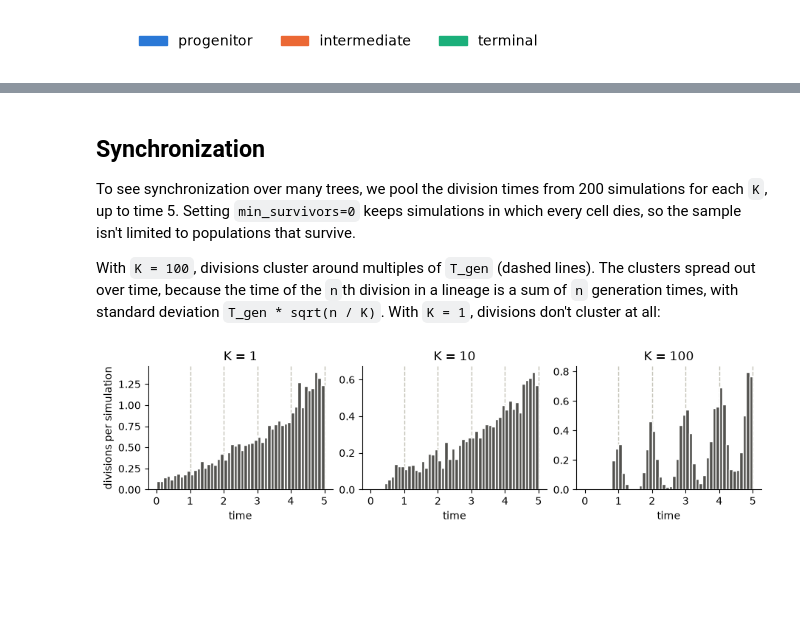
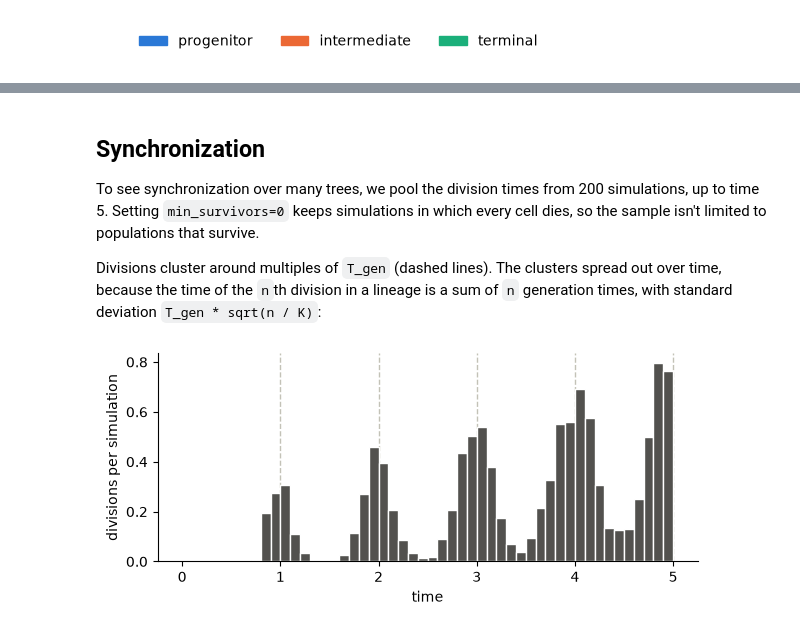
Before and after one commit to dewitt-lab/BDMS, a Jupyter notebook: docs/notebooks/hierarchical_states.ipynb, the cells around one changed output, grey strips where cells are left out. Cells and saved outputs as stored; diff of their text form; code cells hidden in the pictures; blank space fills up the shorter version.

```diff
--- a/docs/notebooks/hierarchical_states.ipynb
+++ b/docs/notebooks/hierarchical_states.ipynb
@@ -27,6 +27,7 @@ The state of a dividing cell is `(cell_type, k)`, where `k = 0, 1, ..., K - 1` i
 
 These are the parameters:
 # %%
+K = 100  # number of cell-cycle stages
 T_gen = 1.0  # mean generation time
 dividing_types = ("progenitor", "intermediate")
 # probability that each daughter of a dividing cell has each cell type
@@ -175,38 +164,44 @@ render(trees[100])
 # %% [markdown]
 ## Synchronization
 
-To see synchronization over many trees, we pool the division times from 200 simulations for each `K`, up to time 5.
+To see synchronization over many trees, we pool the division times from 200 simulations, up to time 5.
 Setting `min_survivors=0` keeps simulations in which every cell dies, so the sample isn't limited to populations that survive.
 
-With `K = 100`, divisions cluster around multiples of `T_gen` (dashed lines).
-The clusters spread out over time, because the time of the `n`th division in a lineage is a sum of `n` generation times, with standard deviation `T_gen * sqrt(n / K)`.
-With `K = 1`, divisions don't cluster at all:
+Divisions cluster around multiples of `T_gen` (dashed lines).
+The clusters spread out over time, because the time of the `n`th division in a lineage is a sum of `n` generation times, with standard deviation `T_gen * sqrt(n / K)`:
 # %%
 t_end = 5 * T_gen
 n_simulations = 200
-bins = np.arange(0, t_end + 1e-9, T_gen / 10)
+rng = np.random.default_rng(0)
+division_times = []
+for _ in range(n_simulations):
+    tree = bdms.Tree(state=("progenitor", 0))
+    tree.evolve(
+        t_end,
+        birth_process=birth_process,
+        death_process=death_process,
+        mutation_process=mutation_process,
+        mutator=mutator,
+        birth_mutation_prob=1.0,
+        min_survivors=0,
+        seed=rng,
+    )
+    division_times.extend(node.t for node in tree.traverse() if node.event == "birth")
 
-fig, axes = plt.subplots(
-    1, len(Ks), figsize=(9, 2.4), sharex=True, layout="constrained"
+fig, ax = plt.subplots(figsize=(6, 2.6), layout="constrained")
+ax.hist(
+    division_times,
+    bins=np.arange(0, t_end + 1e-9, T_gen / 10),
+    weights=np.full(len(division_times), 1 / n_simulations),
+    color="#52514e",
+    ec="white",
+    lw=1,
 )
-for ax, K in zip(axes, Ks):
-    model = cell_cycle_model(K)
-    rng = np.random.default_rng(0)
-    division_times = []
-    for _ in range(n_simulations):
-        tree = bdms.Tree(state=("progenitor", 0))
-        tree.evolve(t_end, **model, min_survivors=0, seed=rng)
-        division_times.extend(
-            node.t for node in tree.traverse() if node.event == "birth"
-        )
-    weights = np.full(len(division_times), 1 / n_simulations)
-    ax.hist(division_times, bins=bins, weights=weights, color=ink, ec="white", lw=1)
-    for n in range(1, round(t_end / T_gen) + 1):
-        ax.axvline(n * T_gen, color=reference, lw=1, ls="--", zorder=0)
-    ax.set_title(f"K = {K}")
-    ax.set_xlabel("time")
-    ax.spines[["top", "right"]].set_visible(False)
-axes[0].set_ylabel("divisions per simulation")
+for n in range(1, round(t_end / T_gen) + 1):
+    ax.axvline(n * T_gen, color=reference, lw=1, ls="--", zorder=0)
+ax.set_xlabel("time")
+ax.set_ylabel("divisions per simulation")
+ax.spines[["top", "right"]].set_visible(False)
 plt.show()
 # %% [output]
-[figure, old version]
+[figure, new version]
```
Also changed, not shown: parts of 15 cells of this notebook.
